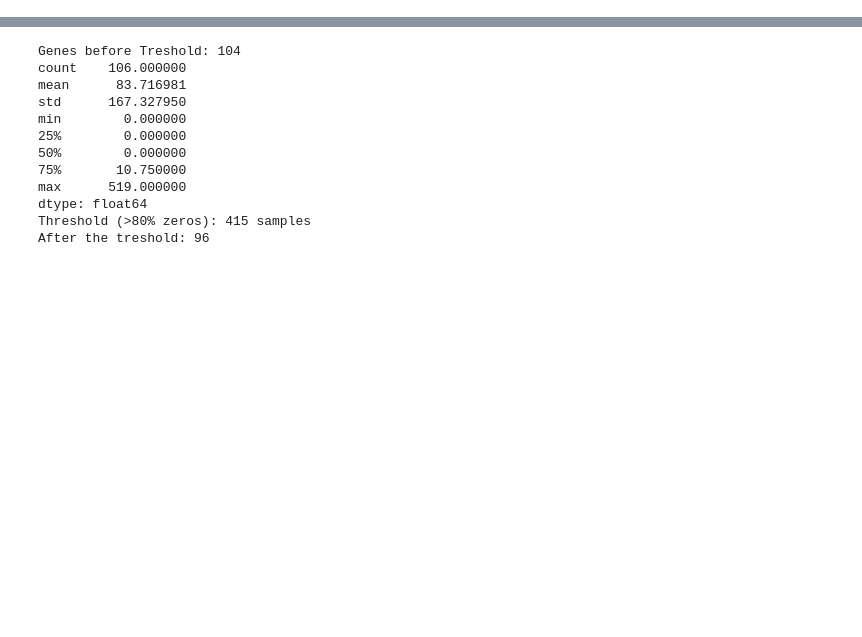
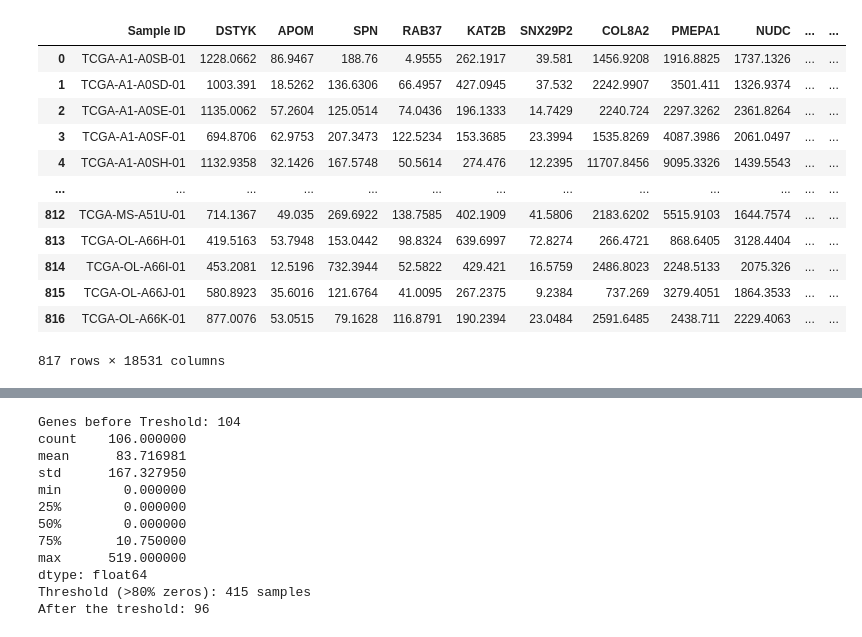
Before and after one commit to Fasmanuel2002/UPSA_Thesis_Research, a Jupyter notebook: research/notebooks/RenSeq_Raw_Clean_Version_Cox_Multi.ipynb, the cells around one changed output, grey strips where cells are left out. Saved outputs shown, nothing was run; the diff lists cells and outputs as text; code cells hidden in the pictures; blank space fills up the shorter version.

```diff
--- a/research/notebooks/RenSeq_Raw_Clean_Version_Cox_Multi.ipynb
+++ b/research/notebooks/RenSeq_Raw_Clean_Version_Cox_Multi.ipynb
@@ -141,6 +158,22 @@ for gene in genes_expression:
     frames.append(df_gene)
 
 expressions_genes_cols = pd.concat(frames, axis=1, join="inner").reset_index()
+# %%
+expressions_genes_cols
+# %% [output]
+|  | Sample ID | DSTYK | APOM | SPN | RAB37 | KAT2B | SNX29P2 | COL8A2 | PMEPA1 | NUDC | ... | ... |
+| 0 | TCGA-A1-A0SB-01 | 1228.0662 | 86.9467 | 188.76 | 4.9555 | 262.1917 | 39.581 | 1456.9208 | 1916.8825 | 1737.1326 | ... | ... |
+| 1 | TCGA-A1-A0SD-01 | 1003.391 | 18.5262 | 136.6306 | 66.4957 | 427.0945 | 37.532 | 2242.9907 | 3501.411 | 1326.9374 | ... | ... |
+| 2 | TCGA-A1-A0SE-01 | 1135.0062 | 57.2604 | 125.0514 | 74.0436 | 196.1333 | 14.7429 | 2240.724 | 2297.3262 | 2361.8264 | ... | ... |
+| 3 | TCGA-A1-A0SF-01 | 694.8706 | 62.9753 | 207.3473 | 122.5234 | 153.3685 | 23.3994 | 1535.8269 | 4087.3986 | 2061.0497 | ... | ... |
+| 4 | TCGA-A1-A0SH-01 | 1132.9358 | 32.1426 | 167.5748 | 50.5614 | 274.476 | 12.2395 | 11707.8456 | 9095.3326 | 1439.5543 | ... | ... |
+| ... | ... | ... | ... | ... | ... | ... | ... | ... | ... | ... | ... | ... |
+| 812 | TCGA-MS-A51U-01 | 714.1367 | 49.035 | 269.6922 | 138.7585 | 402.1909 | 41.5806 | 2183.6202 | 5515.9103 | 1644.7574 | ... | ... |
+| 813 | TCGA-OL-A66H-01 | 419.5163 | 53.7948 | 153.0442 | 98.8324 | 639.6997 | 72.8274 | 266.4721 | 868.6405 | 3128.4404 | ... | ... |
+| 814 | TCGA-OL-A66I-01 | 453.2081 | 12.5196 | 732.3944 | 52.5822 | 429.421 | 16.5759 | 2486.8023 | 2248.5133 | 2075.326 | ... | ... |
+| 815 | TCGA-OL-A66J-01 | 580.8923 | 35.6016 | 121.6764 | 41.0095 | 267.2375 | 9.2384 | 737.269 | 3279.4051 | 1864.3533 | ... | ... |
+| 816 | TCGA-OL-A66K-01 | 877.0076 | 53.0515 | 79.1628 | 116.8791 | 190.2394 | 23.0484 | 2591.6485 | 2438.711 | 2229.4063 | ... | ... |
+817 rows × 18531 columns
 # %%
 expressions_genes_cols = expressions_genes_cols.set_index("Sample ID")
 
```
Also changed, not shown: parts of 15 cells of this notebook.
